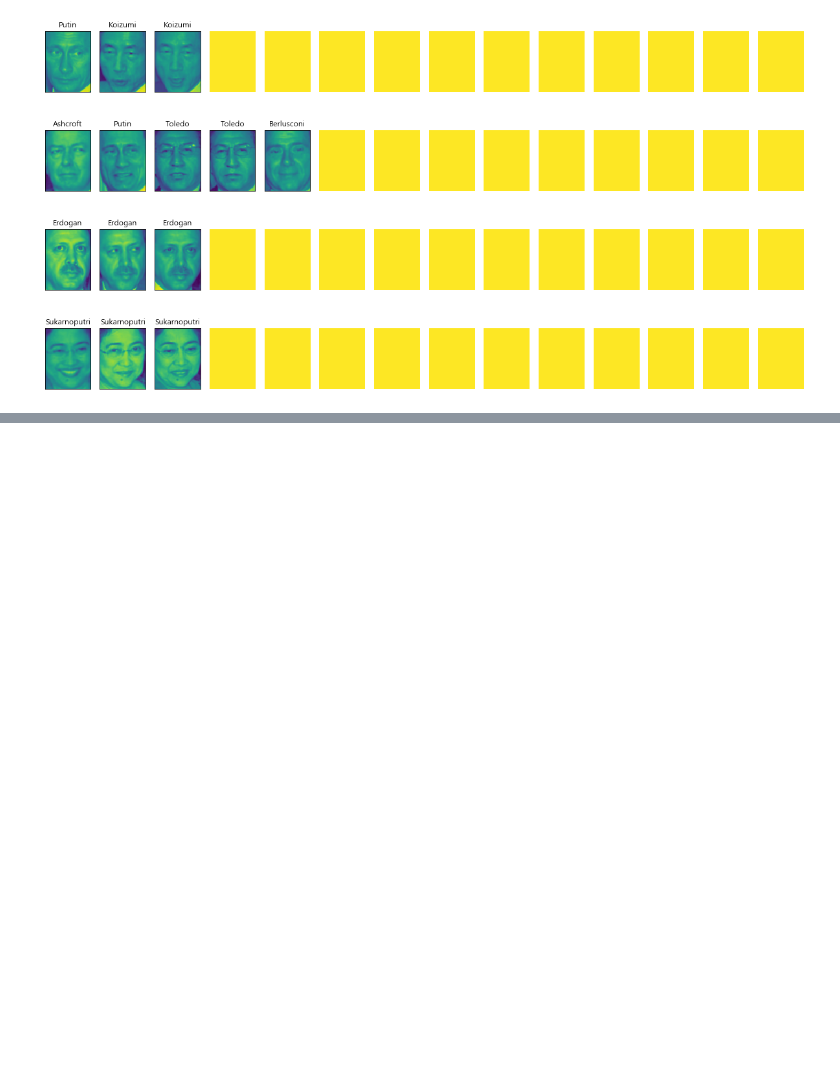
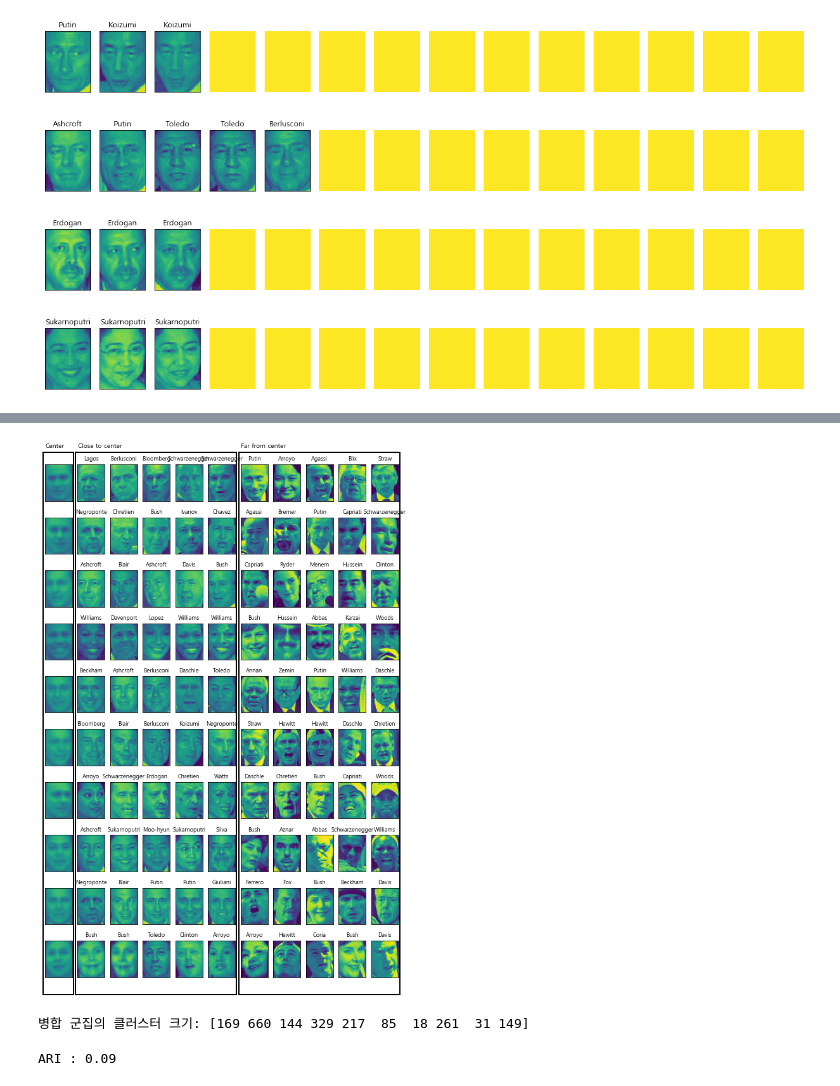
Before and after one commit to to9693/TIL, a Jupyter notebook: 파이썬 라이브러리를 활용한 머신러닝/3.5 군집.ipynb, the cells around one changed output, grey strips where cells are left out. Saved outputs shown, nothing was run; the diff lists cells and outputs as text; code cells hidden in the pictures; blank space fills up the shorter version.

```diff
--- a/파이썬 라이브러리를 활용한 머신러닝/3.5 군집.ipynb
+++ b/파이썬 라이브러리를 활용한 머신러닝/3.5 군집.ipynb
@@ -549,0 +558,15 @@ NameError: name 'n_clusters' is not defined
+# %%
+mglearn.plots.plot_kmeans_faces(km, pca, X_pca, X_people, y_people, people.target_names)
+# %% [output]
+[figure, added]
+# %%
+# 병합 군집으로 클러스터를 추출한다.
+agglomerative = AgglomerativeClustering(n_clusters = 10)
+labels_agg = agglomerative.fit_predict(X_pca)
+print('병합 군집의 클러스터 크기:', np.bincount(labels_agg))
+# %% [output]
+병합 군집의 클러스터 크기: [169 660 144 329 217  85  18 261  31 149]
+# %%
+print('ARI : {:.2f}'.format(adjusted_rand_score(labels_agg, labels_km)))
+# %% [output]
+ARI : 0.09
```
Also changed, not shown: parts of 11 cells of this notebook, 4 other files.
